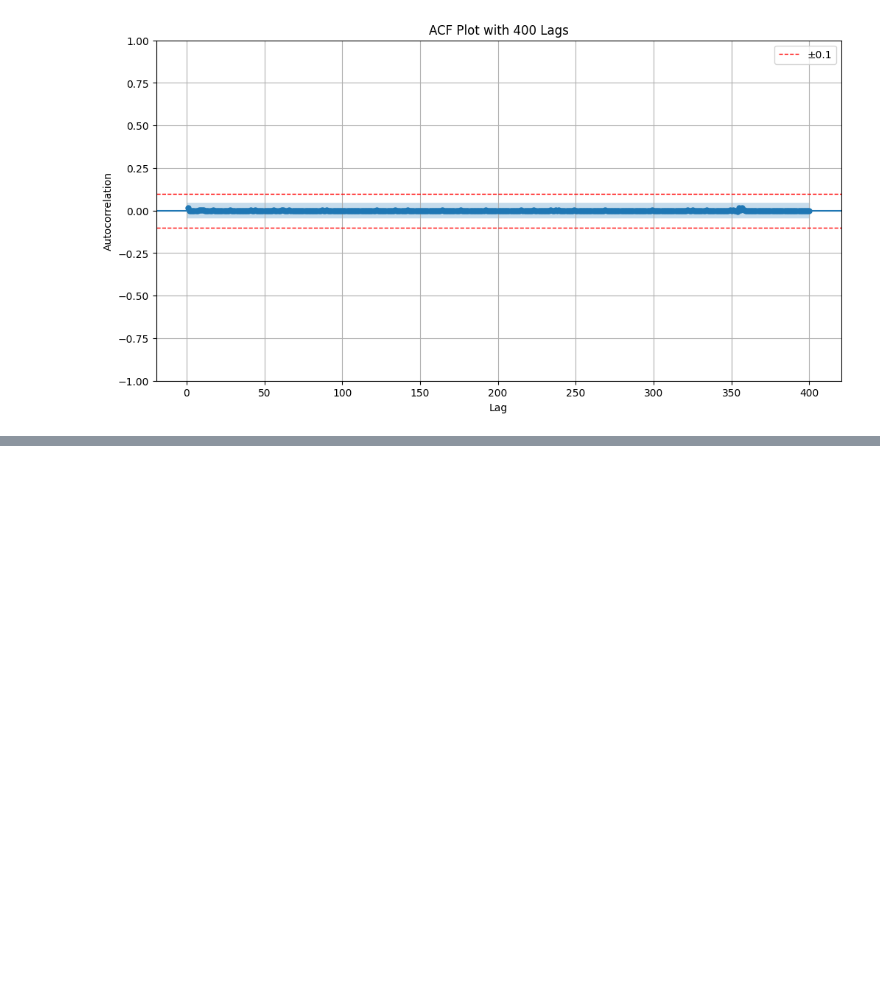
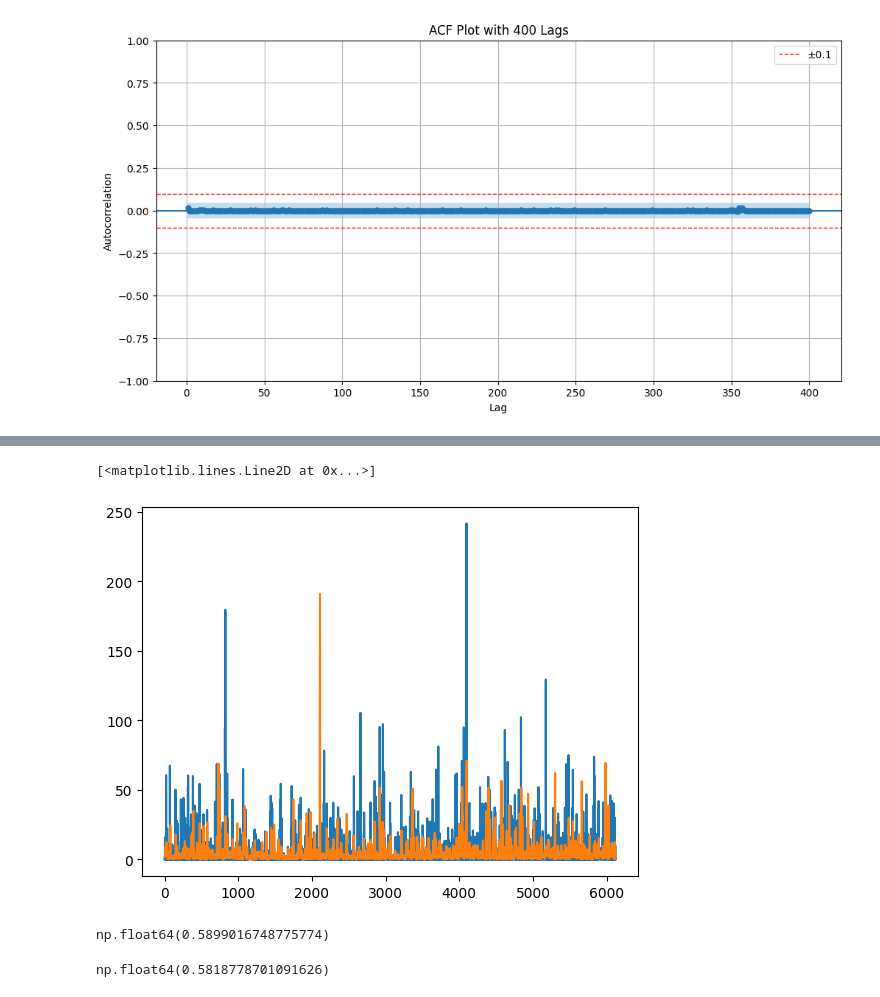
Before and after one commit to ilanGrynszpan/PyGASModels, a Jupyter notebook: sandbox.ipynb, the cells around one changed output, grey strips where cells are left out. Drawn from its saved outputs; the diff is of its cells as text; code cells hidden in the pictures; blank space fills up the shorter version.

```diff
--- a/sandbox.ipynb
+++ b/sandbox.ipynb
@@ -1297,0 +1419,14 @@ plt.show()
+# %%
+mean_gb2, y, pi = dynamics.fit_in_sample(result['x'], xls['precipitation'].values)
+df = pd.DataFrame({'mean_gb2': mean_gb2, 'pi': pi, '1-step-ahead': y, 'orig': xls['precipitation']})
+# Your dataframe
+# df = ... your dataframe here ...
+
+end_date = '2008-01-01'
+n_observations = len(df)
+
+# Create date range going backwards from end date
+date_range = pd.date_range(start=end_date, periods=n_observations, freq='D')
+
+# Set as index
+df.index = date_range
@@ -1297,0 +1449,14 @@ plt.show()
+# %%
+plt.plot(xls['precipitation'].values)
+plt.plot(y)
+# %% [output]
+[<matplotlib.lines.Line2D at 0x...>]
+[figure, added]
+# %%
+np.mean(df[df['orig'] == 0]['pi'])
+# %% [output]
+np.float64(0.5899016748775774)
+# %%
+np.mean(df[df['orig'] > 0]['pi'])
+# %% [output]
+np.float64(0.5818778701091626)
```
Also changed, not shown: parts of 15 cells of this notebook, 2 other files.
